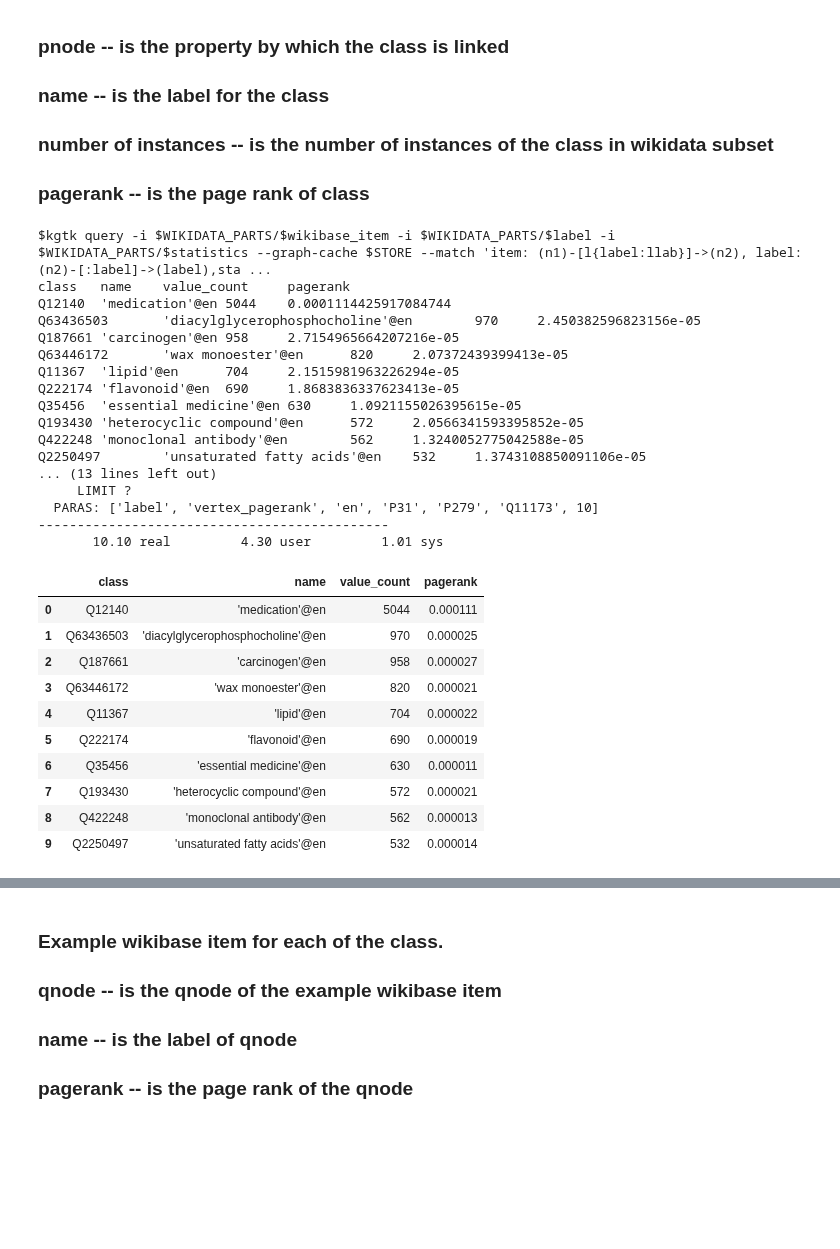
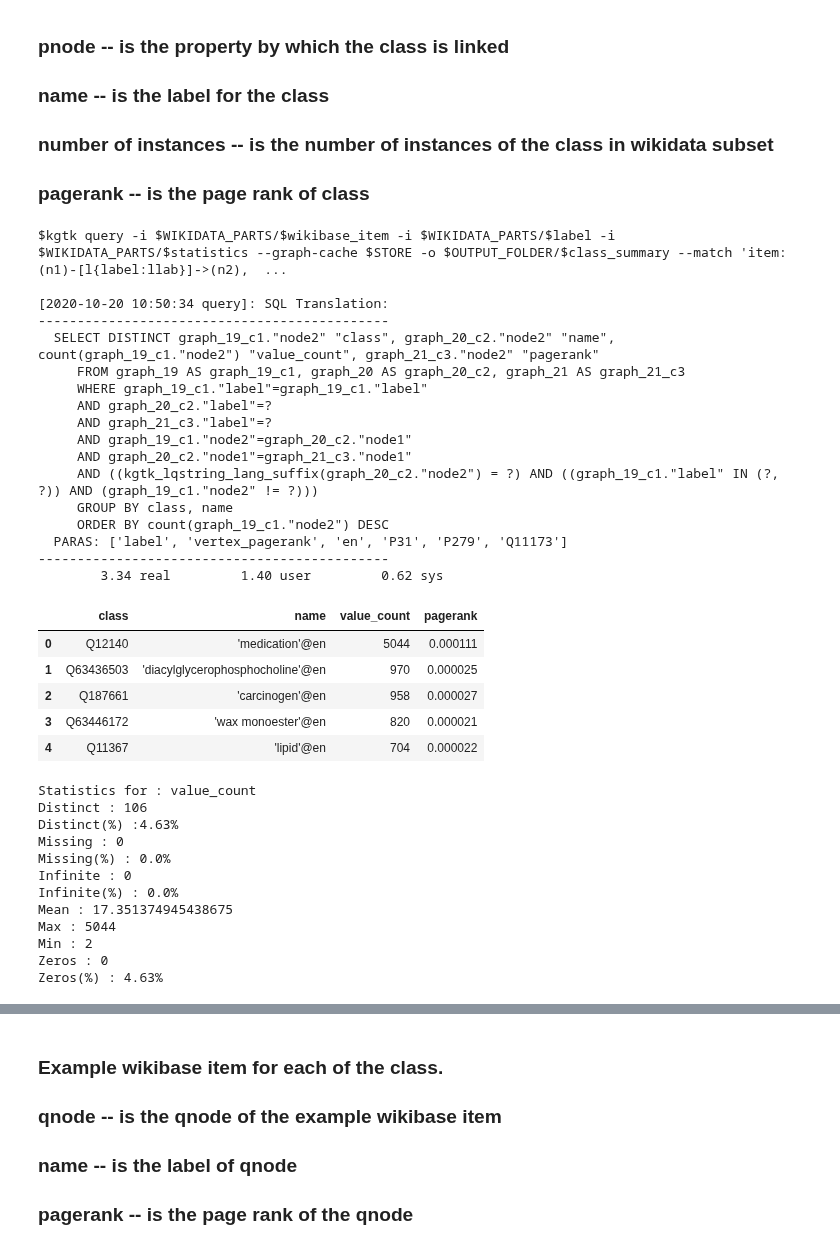
Before and after one commit to usc-isi-i2/kgtk, a Jupyter notebook: examples/Example_9-Wikidata_Subset_Statistics_.ipynb, the cells around one changed output, grey strips where cells are left out. Drawn from its saved outputs; the diff is of its cells as text; code cells hidden in the pictures; blank space fills up the shorter version.

Commit message:
Added Statistics

```diff
--- a/examples/Example_9-Wikidata_Subset_Statistics_.ipynb
+++ b/examples/Example_9-Wikidata_Subset_Statistics_.ipynb
@@ -168,40 +192,49 @@ cmd = "$kgtk query -i $WIKIDATA_PARTS/$wikibase_item -i $WIKIDATA_PARTS/$label -
 --match 'item: (n1)-[l{label:llab}]->(n2), label: (n2)-[:label]->(label),statistics:(n2)-[:vertex_pagerank]->(pagerank) ' \
 --return 'distinct n2 as class, label as name, count(n2) as value_count, pagerank as pagerank' \
 --where '(label.kgtk_lqstring_lang_suffix = \"en\") AND (llab IN [\"P31\" , \"P279\"]) AND (n2 != \"__subset_name\") ' \
---order-by 'count(n2) desc' \
---limit $K "
+--order-by 'count(n2) desc'"
 
 run_command(cmd, {"__subset_name": subset_name})
 # %% [output]
-$kgtk query -i $WIKIDATA_PARTS/$wikibase_item -i $WIKIDATA_PARTS/$label -i $WIKIDATA_PARTS/$statistics --graph-cache $STORE --match 'item: (n1)-[l{label:llab}]->(n2), label: (n2)-[:label]->(label),sta ...
-class   name    value_count     pagerank
-Q12140  'medication'@en 5044    0.0001114425917084744
-Q63436503       'diacylglycerophosphocholine'@en        970     2.450382596823156e-05
-Q187661 'carcinogen'@en 958     2.7154965664207216e-05
-Q63446172       'wax monoester'@en      820     2.07372439399413e-05
-Q11367  'lipid'@en      704     2.1515981963226294e-05
-Q222174 'flavonoid'@en  690     1.8683836337623413e-05
-Q35456  'essential medicine'@en 630     1.0921155026395615e-05
-Q193430 'heterocyclic compound'@en      572     2.0566341593395852e-05
-Q422248 'monoclonal antibody'@en        562     1.3240052775042588e-05
-Q2250497        'unsaturated fatty acids'@en    532     1.3743108850091106e-05
-... (13 lines left out)
-     LIMIT ?
-  PARAS: ['label', 'vertex_pagerank', 'en', 'P31', 'P279', 'Q11173', 10]
+$kgtk query -i $WIKIDATA_PARTS/$wikibase_item -i $WIKIDATA_PARTS/$label -i $WIKIDATA_PARTS/$statistics --graph-cache $STORE -o $OUTPUT_FOLDER/$class_summary --match 'item: (n1)-[l{label:llab}]->(n2),  ...
+
+[2020-10-20 10:50:34 query]: SQL Translation:
 ---------------------------------------------
-       10.10 real         4.30 user         1.01 sys
+  SELECT DISTINCT graph_19_c1."node2" "class", graph_20_c2."node2" "name", count(graph_19_c1."node2") "value_count", graph_21_c3."node2" "pagerank"
+     FROM graph_19 AS graph_19_c1, graph_20 AS graph_20_c2, graph_21 AS graph_21_c3
+     WHERE graph_19_c1."label"=graph_19_c1."label"
+     AND graph_20_c2."label"=?
+     AND graph_21_c3."label"=?
+     AND graph_19_c1."node2"=graph_20_c2."node1"
+     AND graph_20_c2."node1"=graph_21_c3."node1"
+     AND ((kgtk_lqstring_lang_suffix(graph_20_c2."node2") = ?) AND ((graph_19_c1."label" IN (?, ?)) AND (graph_19_c1."node2" != ?)))
+     GROUP BY class, name
+     ORDER BY count(graph_19_c1."node2") DESC
+  PARAS: ['label', 'vertex_pagerank', 'en', 'P31', 'P279', 'Q11173']
+---------------------------------------------
+        3.34 real         1.40 user         0.62 sys
 # %%
 df_class_summary = pd.read_csv(os.path.join(os.getenv('OUTPUT_FOLDER'),os.getenv('class_summary')),delimiter='\t')
-df_class_summary
+df_class_summary.head()
 # %% [output]
 |  | class | name | value_count | pagerank |
 | 0 | Q12140 | 'medication'@en | 5044 | 0.000111 |
 | 1 | Q63436503 | 'diacylglycerophosphocholine'@en | 970 | 0.000025 |
 | 2 | Q187661 | 'carcinogen'@en | 958 | 0.000027 |
 | 3 | Q63446172 | 'wax monoester'@en | 820 | 0.000021 |
 | 4 | Q11367 | 'lipid'@en | 704 | 0.000022 |
-| 5 | Q222174 | 'flavonoid'@en | 690 | 0.000019 |
-| 6 | Q35456 | 'essential medicine'@en | 630 | 0.000011 |
-| 7 | Q193430 | 'heterocyclic compound'@en | 572 | 0.000021 |
-| 8 | Q422248 | 'monoclonal antibody'@en | 562 | 0.000013 |
-| 9 | Q2250497 | 'unsaturated fatty acids'@en | 532 | 0.000014 |
+# %%
+find_statistics(df_class_summary,"value_count")
+# %% [output]
+Statistics for : value_count
+Distinct : 106
+Distinct(%) :4.63%
+Missing : 0
+Missing(%) : 0.0%
+Infinite : 0
+Infinite(%) : 0.0%
+Mean : 17.351374945438675
+Max : 5044
+Min : 2
+Zeros : 0
+Zeros(%) : 4.63%
```
Also changed, not shown: parts of 28 cells of this notebook.
